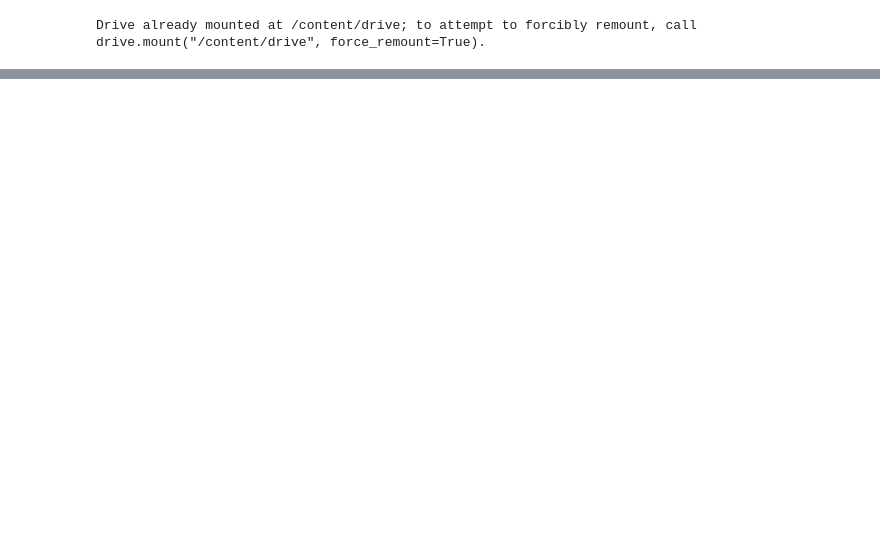
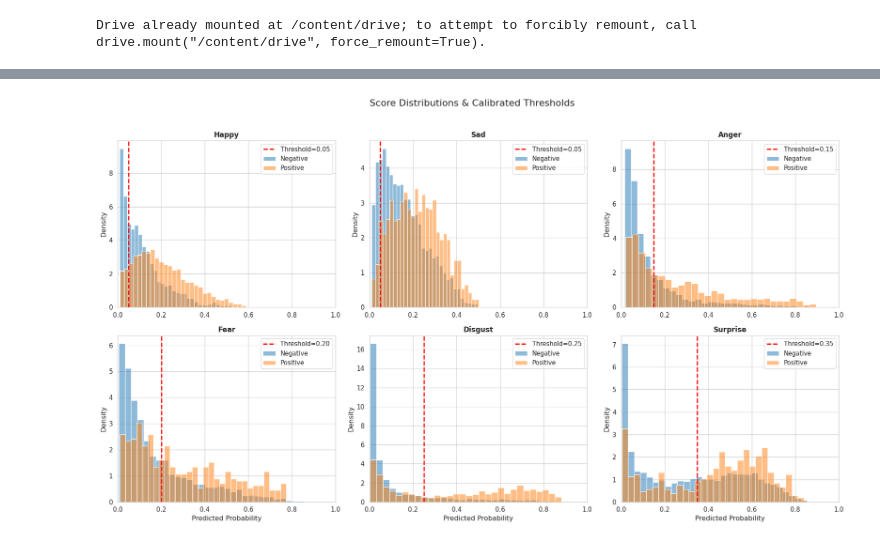
Before and after one commit to Makiato1999/HRI-EMO, a Jupyter notebook: notebooks/MOSEI_plot_results.ipynb, the cells around one changed output, grey strips where cells are left out. Drawn from its saved outputs; the diff is of its cells as text; code cells hidden in the pictures; blank space fills up the shorter version.

```diff
--- a/notebooks/MOSEI_plot_results.ipynb
+++ b/notebooks/MOSEI_plot_results.ipynb
@@ -290,0 +89,35 @@ happy  negative: mean β=0.3431, n=866
+# %%
+import matplotlib.pyplot as plt
+import seaborn as sns
+# (Assuming EMOTIONS, y_true, probs, and thresholds are already defined and loaded)
+
+# Create a 2x3 grid of subplots for the 6 emotions
+fig, axes = plt.subplots(2, 3, figsize=(18, 10))
+axes = axes.flatten()
+
+for i, name in enumerate(EMOTIONS):
+    ax = axes[i]
+
+    # Separate the predicted scores for positive (y=1) and negative (y=0) samples
+    pos_scores = probs[y_true[:, i] == 1, i]
+    neg_scores = probs[y_true[:, i] == 0, i]
+
+    # Plot histograms (density normalized)
+    sns.histplot(neg_scores, bins=30, color='tab:blue', alpha=0.5, label='Negative', ax=ax, stat='density')
+    sns.histplot(pos_scores, bins=30, color='tab:orange', alpha=0.5, label='Positive', ax=ax, stat='density')
+
+    # Plot the learned threshold line
+    th = thresholds[i]
+    ax.axvline(th, color='red', linestyle='--', linewidth=2, label=f"Threshold={th:.2f}")
+
+    ax.set_title(f"{name}", fontsize=12, fontweight='bold')
+    ax.legend(loc='upper right')
+    ax.set_xlim(0, 1.0)
+    # Only show the x-label on the bottom row plots for better visualization
+    if i >= 3: ax.set_xlabel("Predicted Probability")
+
+plt.suptitle("Score Distributions & Calibrated Thresholds", fontsize=16, y=1.02)
+plt.tight_layout()
+plt.show()
+# %% [output]
+[figure, added]
```
Also changed, not shown: parts of 25 cells of this notebook, 3 other files.
